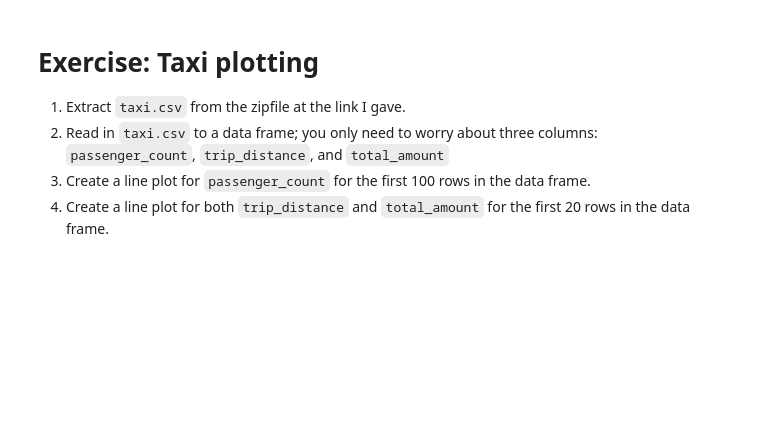
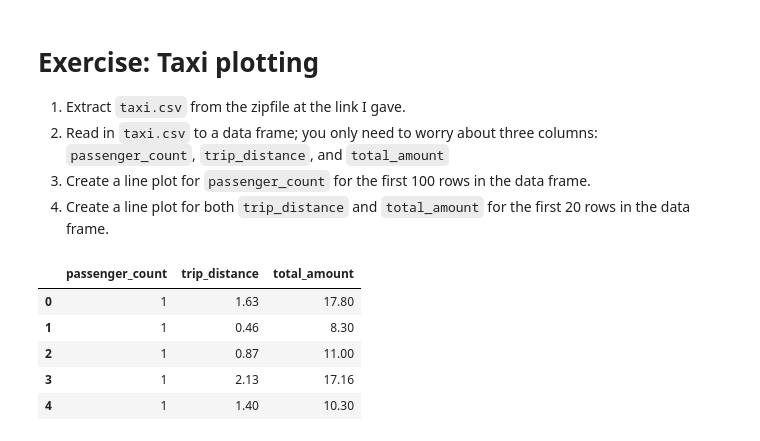
Before and after one commit to ramlaxman/cisco-2020-oct-14-plotting, a Jupyter notebook: Cisco 2020 October 14 — Pandas plotting.ipynb, the cells around one changed output. Saved outputs shown, nothing was run; the diff lists cells and outputs as text; code cells hidden in the pictures; blank space fills up the shorter version.

```diff
--- a/Cisco 2020 October 14 — Pandas plotting.ipynb
+++ b/Cisco 2020 October 14 — Pandas plotting.ipynb
@@ -226,3 +226,14 @@ df[['v', 'x', 'z']].plot.bar()
 2. Read in `taxi.csv` to a data frame; you only need to worry about three columns: `passenger_count`, `trip_distance`, and `total_amount`
 3. Create a line plot for `passenger_count` for the first 100 rows in the data frame.
 4. Create a line plot for both `trip_distance` and `total_amount` for the first 20 rows in the data frame.
+# %%
+df = pd.read_csv('taxi.csv',
+                usecols=['passenger_count', 'trip_distance', 'total_amount'])
+df.head()
+# %% [output]
+|  | passenger_count | trip_distance | total_amount |
+| 0 | 1 | 1.63 | 17.80 |
+| 1 | 1 | 0.46 | 8.30 |
+| 2 | 1 | 0.87 | 11.00 |
+| 3 | 1 | 2.13 | 17.16 |
+| 4 | 1 | 1.40 | 10.30 |
```
Also changed, not shown: parts of 2 cells of this notebook.
